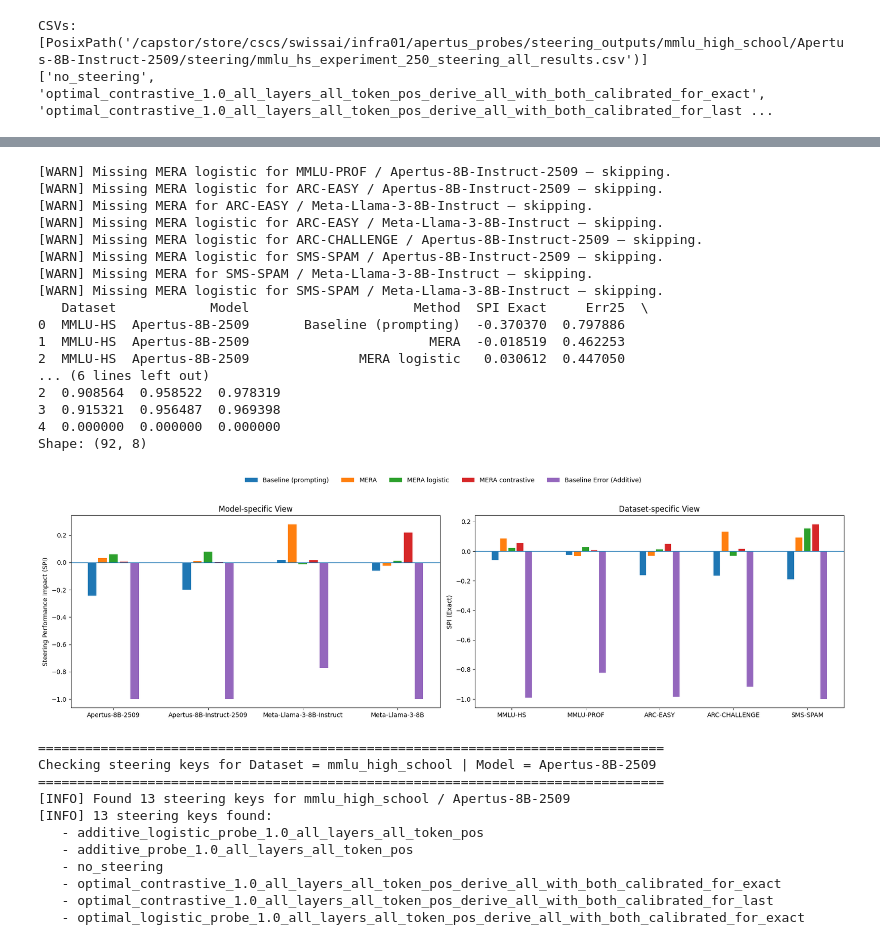
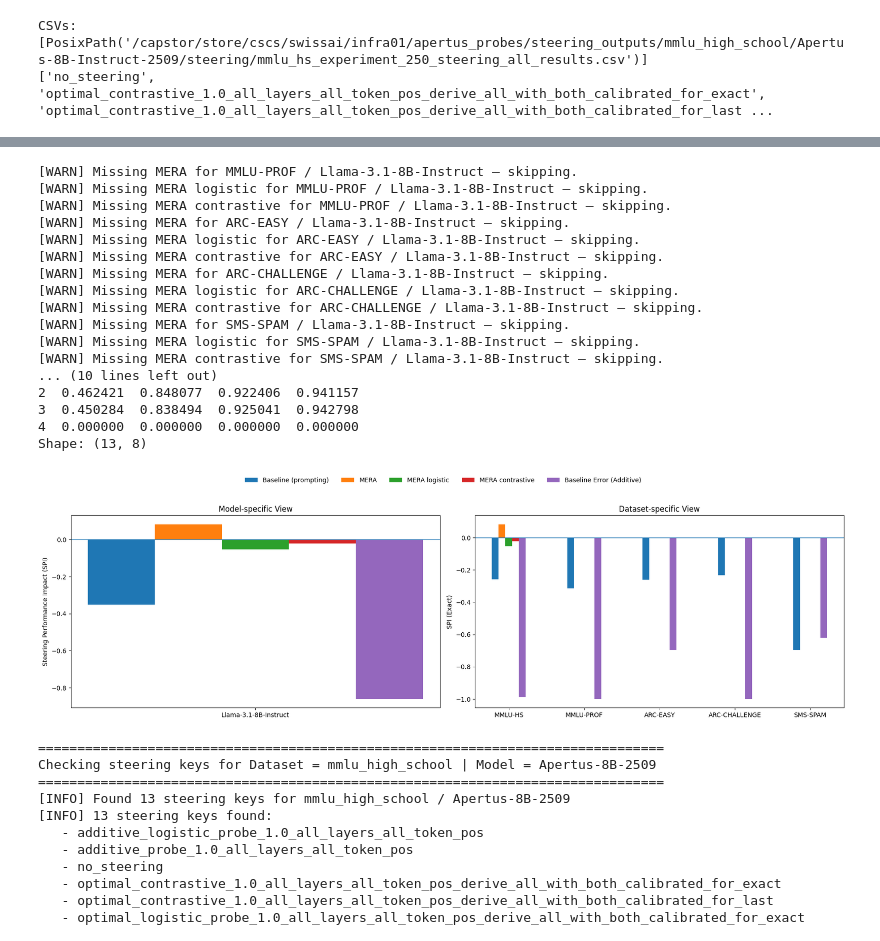
Before and after one commit to swiss-ai/apertus-probes, a Jupyter notebook: src/probes/analyze2.ipynb, the cells around one changed output, grey strips where cells are left out. Drawn from its saved outputs; the diff is of its cells as text; code cells hidden in the pictures.

Commit message:
steering with bias

```diff
--- a/src/probes/analyze2.ipynb
+++ b/src/probes/analyze2.ipynb
@@ -259,9 +262,9 @@ from pathlib import Path
 
 
 # Root where you rsynced steering outputs
-ROOT = Path("/capstor/store/cscs/swissai/infra01/apertus_probes/steering_outputs")
+ROOT = Path("/capstor/store/cscs/swissai/infra01/apertus_probes/mera-runs/steering_outputs")
 
-MODEL_DIR = "Apertus-8B-Instruct-2509"
+MODEL_DIR = "Llama-3.1-8B-Instruct"
 
 # mapping: pretty label -> folder name
 DATASETS = {
@@ -355,16 +344,16 @@ plt.show()
 # %% [output]
 [figure]
 # %%
-ROOT = Path("/capstor/store/cscs/swissai/infra01/apertus_probes/steering_outputs")
-MODEL_DIR = "Apertus-8B-Instruct-2509"
+ROOT = Path("/capstor/store/cscs/swissai/infra01/apertus_probes/mera-runs/steering_outputs")
+MODEL_DIR = "Llama-3.1-8B-Instruct"
 
 # pretty label -> (folder_name, fname_prefix)
 DATASETS = {
     "MMLU-HS"      : ("mmlu_high_school",   "mmlu_hs_experiment"),
-    "MMLU-PROF"    : ("mmlu_professional",  "mmlu_pro_experiment"),
-    "ARC-EASY"     : ("ARC-Easy",           "mmlu_arc_easy_experiment"),
-    "ARC-CHALLENGE": ("ARC-Challenge",      "mmlu_arc_challenge_experiment"),
-    "SMS-SPAM"     : ("sms_spam",           "sms_spam"),
+    # "MMLU-PROF"    : ("mmlu_professional",  "mmlu_pro_experiment"),
+    # "ARC-EASY"     : ("ARC-Easy",           "mmlu_arc_easy_experiment"),
+    # "ARC-CHALLENGE": ("ARC-Challenge",      "mmlu_arc_challenge_experiment"),
+    # "SMS-SPAM"     : ("sms_spam",           "sms_spam"),
 }
 
 N_TEST = 250            # nr_test_samples used in steering_run.py
@@ -519,8 +492,8 @@ CSVs: [PosixPath('/capstor/store/cscs/swissai/infra01/apertus_probes/steering_ou
 # %%
 from pathlib import Path
 
-ROOT = Path("/capstor/store/cscs/swissai/infra01/apertus_probes/steering_outputs")
-steering_dir = ROOT / "mmlu_high_school" / "Apertus-8B-Instruct-2509" / "steering"
+ROOT = Path("/capstor/store/cscs/swissai/infra01/apertus_probes/mera-runs/")
+steering_dir = ROOT / "mmlu_high_school" / "Llama-3.1-8B-Instruct" / "steering"
 
 print("Dir exists?", steering_dir.exists())
 print("Dir path   :", steering_dir.resolve())
@@ -566,7 +527,7 @@ import matplotlib.pyplot as plt
 # Paths and config
 # -----------------------------
 
-ROOT = Path("/iopsstor/scratch/cscs/tunguyen1/mera-runs/steering_outputs")
+ROOT = Path("/capstor/store/cscs/swissai/infra01/apertus_probes/mera-runs/steering_outputs")
 
 DATASETS = {
     "MMLU-HS"      : "mmlu_high_school",
@@ -577,10 +538,10 @@ DATASETS = {
 }
 
 MODELS = {
-    "Apertus-8B-2509"          : "Apertus-8B-2509",
-    "Apertus-8B-Instruct-2509" : "Apertus-8B-Instruct-2509",
-    "Meta-Llama-3-8B-Instruct" : "Meta-Llama-3-8B-Instruct",
-    "Meta-Llama-3-8B"          : "Meta-Llama-3-8B",
+    # "Apertus-8B-2509"          : "Apertus-8B-2509",
+    # "Apertus-8B-Instruct-2509" : "Apertus-8B-Instruct-2509",
+    "Llama-3.1-8B-Instruct" : "Llama-3.1-8B-Instruct",
+    # "Meta-Llama-3-8B"          : "Meta-Llama-3-8B",
 }
 
 # METHODS: for MERA we give a priority list of prefixes
@@ -784,51 +745,51 @@ ax1.set_title("Dataset-specific View")
 #         sub["Err75"].mean(skipna=True),
 #         sub["Err90"].mean(skipna=True),
 #         sub["Err95"].mean(skipna=True),
 #     ]
 #     ax2.plot(percentiles, y, marker="o", label=method)
 
 # ax2.set_xlabel("Percentile")
 # ax2.set_ylabel("Error")
 # ax2.set_title("Aggregated Error Percentiles")
 # ax2.set_xticks(percentiles)
 
 ax0.legend().remove()
 ax1.legend().remove()
 # ax2.legend().remove()
 
 # ---------- Legend & layout ----------
 handles_labels = ax0.get_legend_handles_labels()  # get only once
 fig.legend(
     handles_labels[0],
     handles_labels[1],
     loc="upper center",
     ncol=len(methods_order),
     bbox_to_anchor=(0.5, 1.12),
     fontsize=10,
     frameon=False,
 )
 
 plt.tight_layout()
 plt.show()
 # %% [output]
-[WARN] Missing MERA logistic for MMLU-PROF / Apertus-8B-Instruct-2509 – skipping.
-[WARN] Missing MERA logistic for ARC-EASY / Apertus-8B-Instruct-2509 – skipping.
-[WARN] Missing MERA for ARC-EASY / Meta-Llama-3-8B-Instruct – skipping.
-[WARN] Missing MERA logistic for ARC-EASY / Meta-Llama-3-8B-Instruct – skipping.
-[WARN] Missing MERA logistic for ARC-CHALLENGE / Apertus-8B-Instruct-2509 – skipping.
-[WARN] Missing MERA logistic for SMS-SPAM / Apertus-8B-Instruct-2509 – skipping.
-[WARN] Missing MERA for SMS-SPAM / Meta-Llama-3-8B-Instruct – skipping.
-[WARN] Missing MERA logistic for SMS-SPAM / Meta-Llama-3-8B-Instruct – skipping.
-   Dataset            Model                     Method  SPI Exact     Err25  \
-0  MMLU-HS  Apertus-8B-2509       Baseline (prompting)  -0.370370  0.797886
-1  MMLU-HS  Apertus-8B-2509                       MERA  -0.018519  0.462253
-2  MMLU-HS  Apertus-8B-2509              MERA logistic   0.030612  0.447050
-... (6 lines left out)
-2  0.908564  0.958522  0.978319
-3  0.915321  0.956487  0.969398
-4  0.000000  0.000000  0.000000
-Shape: (92, 8)
+[WARN] Missing MERA for MMLU-PROF / Llama-3.1-8B-Instruct – skipping.
+[WARN] Missing MERA logistic for MMLU-PROF / Llama-3.1-8B-Instruct – skipping.
+[WARN] Missing MERA contrastive for MMLU-PROF / Llama-3.1-8B-Instruct – skipping.
+[WARN] Missing MERA for ARC-EASY / Llama-3.1-8B-Instruct – skipping.
+[WARN] Missing MERA logistic for ARC-EASY / Llama-3.1-8B-Instruct – skipping.
+[WARN] Missing MERA contrastive for ARC-EASY / Llama-3.1-8B-Instruct – skipping.
+[WARN] Missing MERA for ARC-CHALLENGE / Llama-3.1-8B-Instruct – skipping.
+[WARN] Missing MERA logistic for ARC-CHALLENGE / Llama-3.1-8B-Instruct – skipping.
+[WARN] Missing MERA contrastive for ARC-CHALLENGE / Llama-3.1-8B-Instruct – skipping.
+[WARN] Missing MERA for SMS-SPAM / Llama-3.1-8B-Instruct – skipping.
+[WARN] Missing MERA logistic for SMS-SPAM / Llama-3.1-8B-Instruct – skipping.
+[WARN] Missing MERA contrastive for SMS-SPAM / Llama-3.1-8B-Instruct – skipping.
+... (10 lines left out)
+2  0.462421  0.848077  0.922406  0.941157
+3  0.450284  0.838494  0.925041  0.942798
+4  0.000000  0.000000  0.000000  0.000000
+Shape: (13, 8)
-[figure, old version]
+[figure, new version]
 # %%
 import os
 import pickle
```
Also changed, not shown: parts of 4 cells of this notebook, 13 other files.
